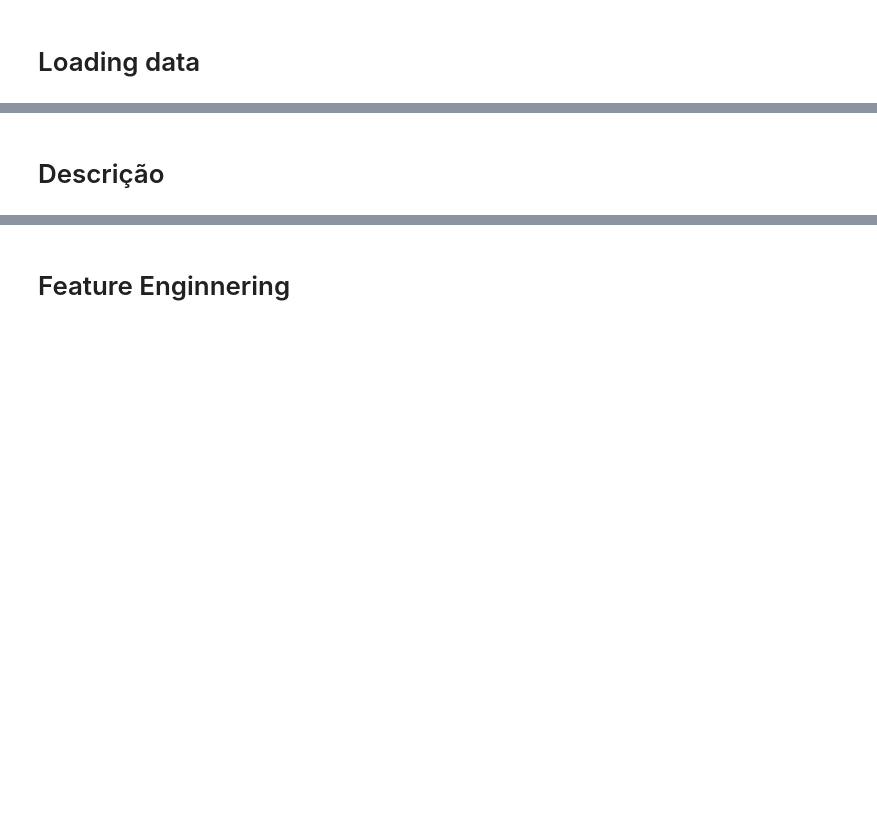
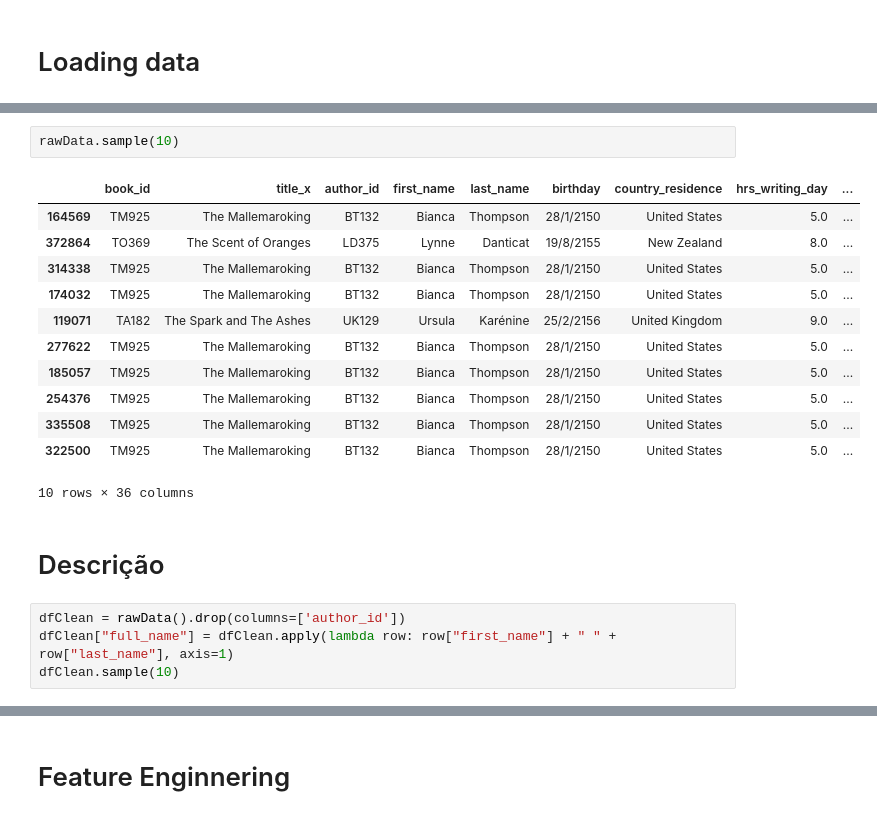
Before and after one commit to luc457x/CDS-Hackday08, a Jupyter notebook: notebook.ipynb, the cells around one changed output, grey strips where cells are left out. Saved outputs shown, nothing was run; the diff lists cells and outputs as text; blank space fills up the shorter version.

Commit message:
starting cleaning variables

```diff
--- a/notebook.ipynb
+++ b/notebook.ipynb
@@ -86,5 +68,24 @@ Sample do dataframe:
+# %%
+rawData.sample(10)
+# %% [output]
+|  | book_id | title_x | author_id | first_name | last_name | birthday | country_residence | hrs_writing_day | ... |
+| 164569 | TM925 | The Mallemaroking | BT132 | Bianca | Thompson | 28/1/2150 | United States | 5.0 | ... |
+| 372864 | TO369 | The Scent of Oranges | LD375 | Lynne | Danticat | 19/8/2155 | New Zealand | 8.0 | ... |
+| 314338 | TM925 | The Mallemaroking | BT132 | Bianca | Thompson | 28/1/2150 | United States | 5.0 | ... |
+| 174032 | TM925 | The Mallemaroking | BT132 | Bianca | Thompson | 28/1/2150 | United States | 5.0 | ... |
+| 119071 | TA182 | The Spark and The Ashes | UK129 | Ursula | Karénine | 25/2/2156 | United Kingdom | 9.0 | ... |
+| 277622 | TM925 | The Mallemaroking | BT132 | Bianca | Thompson | 28/1/2150 | United States | 5.0 | ... |
+| 185057 | TM925 | The Mallemaroking | BT132 | Bianca | Thompson | 28/1/2150 | United States | 5.0 | ... |
+| 254376 | TM925 | The Mallemaroking | BT132 | Bianca | Thompson | 28/1/2150 | United States | 5.0 | ... |
+| 335508 | TM925 | The Mallemaroking | BT132 | Bianca | Thompson | 28/1/2150 | United States | 5.0 | ... |
+| 322500 | TM925 | The Mallemaroking | BT132 | Bianca | Thompson | 28/1/2150 | United States | 5.0 | ... |
+10 rows × 36 columns
 # %% [markdown]
 # Descrição
+# %%
+dfClean = rawData().drop(columns=['author_id'])
+dfClean["full_name"] = dfClean.apply(lambda row: row["first_name"] + " " + row["last_name"], axis=1)
+dfClean.sample(10)
 # %%
 checkData()
 # %% [output]
```
Also changed, not shown: parts of 8 cells of this notebook, 1 other file.
